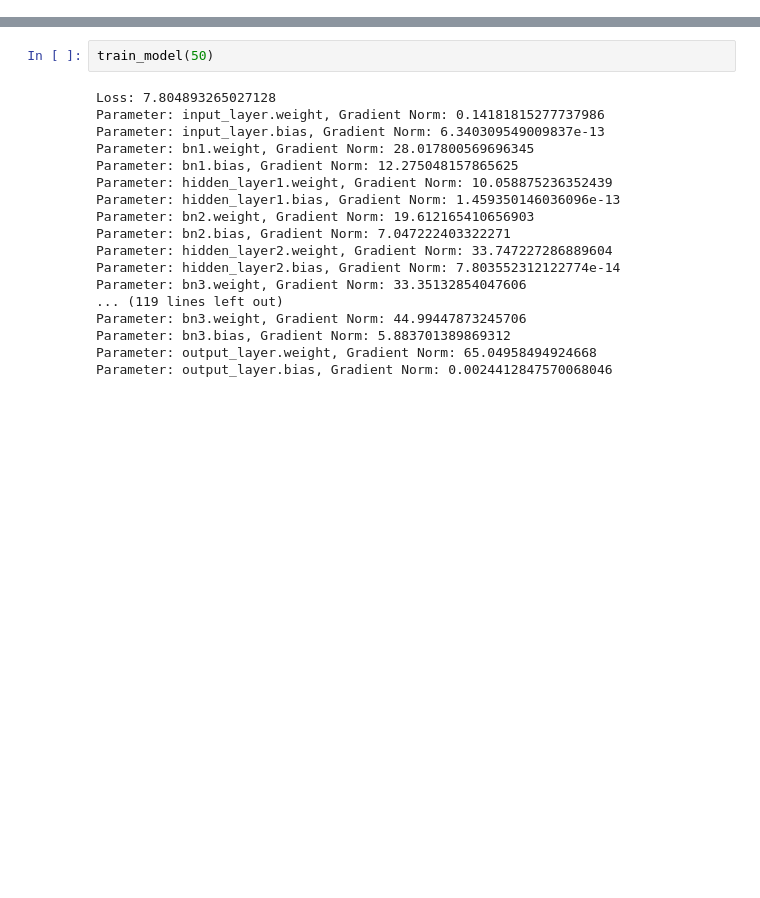
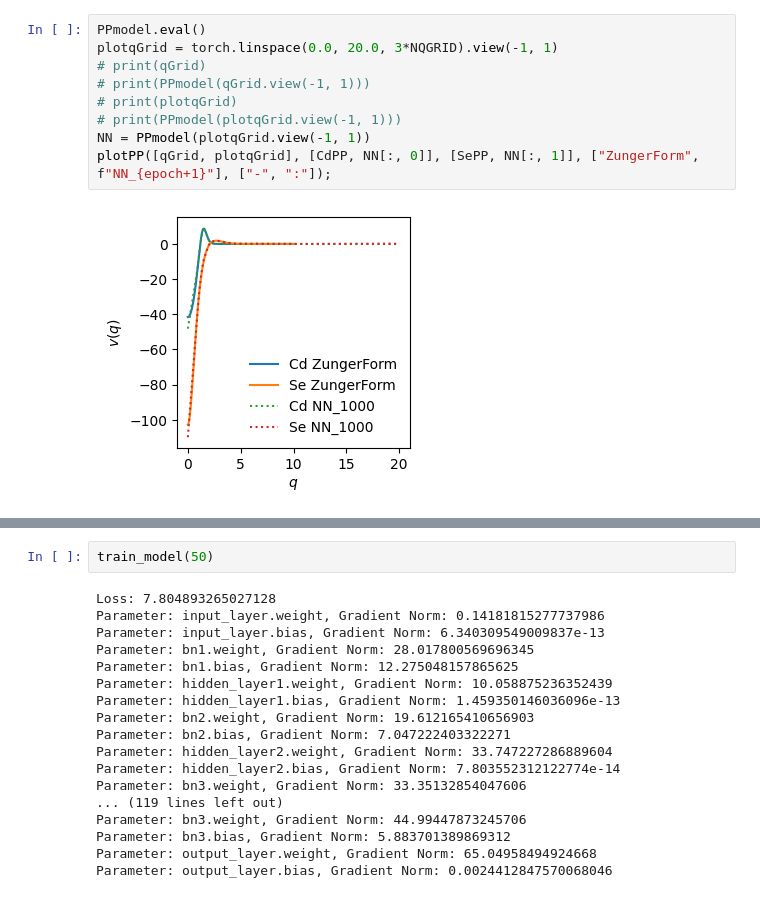
Before and after one commit to TommyLinkl/DeePseudopot, a Jupyter notebook: zbCdSe_fitting_NN.ipynb, the cells around one changed output, grey strips where cells are left out. Drawn from its saved outputs; the diff is of its cells as text; blank space fills up the shorter version.

```diff
--- a/zbCdSe_fitting_NN.ipynb
+++ b/zbCdSe_fitting_NN.ipynb
@@ -302,3 +303,14 @@ Epoch [600/1000], Loss: 0.4052
+# %%
+PPmodel.eval()
+plotqGrid = torch.linspace(0.0, 20.0, 3*NQGRID).view(-1, 1)
+# print(qGrid)
+# print(PPmodel(qGrid.view(-1, 1)))
+# print(plotqGrid)
+# print(PPmodel(plotqGrid.view(-1, 1)))
+NN = PPmodel(plotqGrid.view(-1, 1))
+plotPP([qGrid, plotqGrid], [CdPP, NN[:, 0]], [SePP, NN[:, 1]], ["ZungerForm", f"NN_{epoch+1}"], ["-", ":"]);
+# %% [output]
+[figure, added]
 # %%
 basisStates = basis(maxKE, scale, unitCellVectors, gVectors, cellVolume)
 
```
Also changed, not shown: parts of 10 cells of this notebook.
